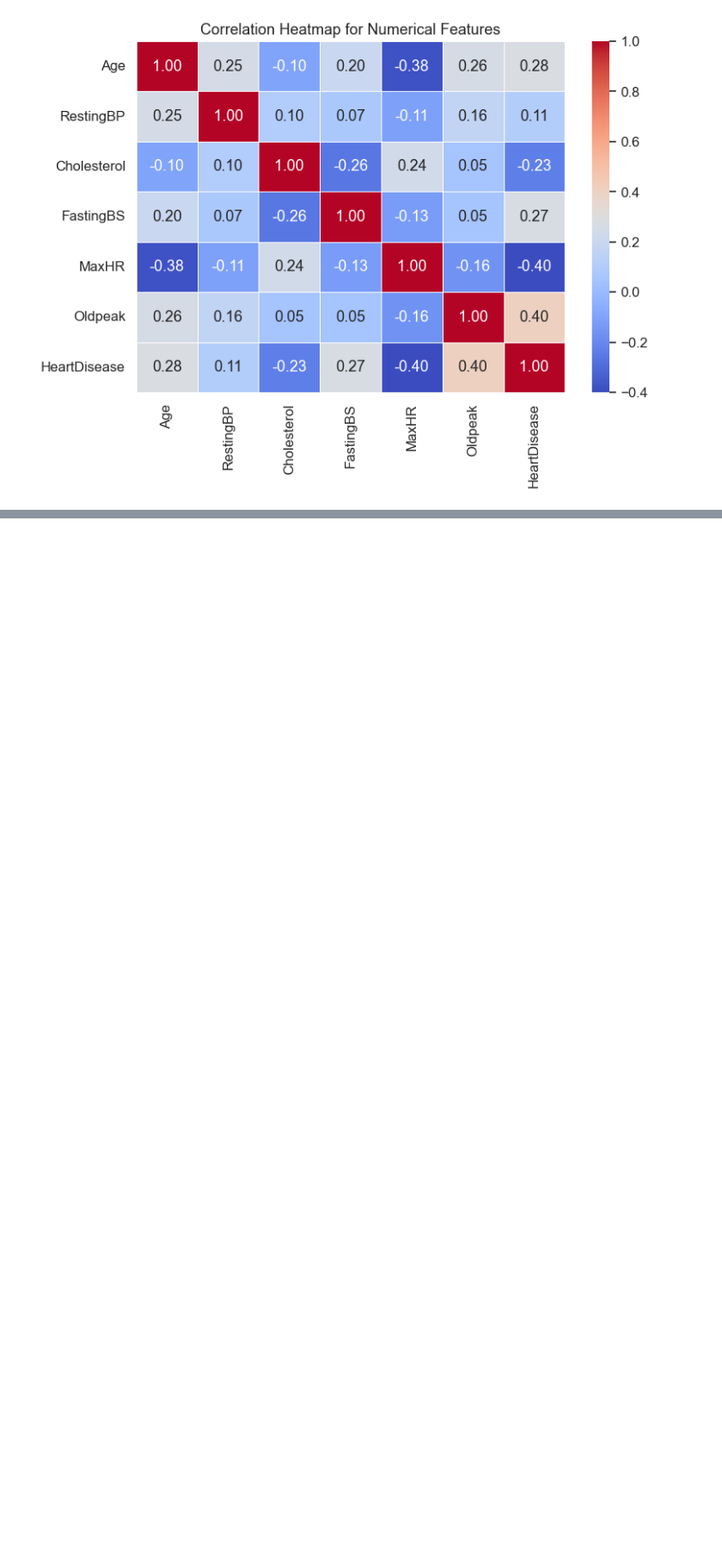
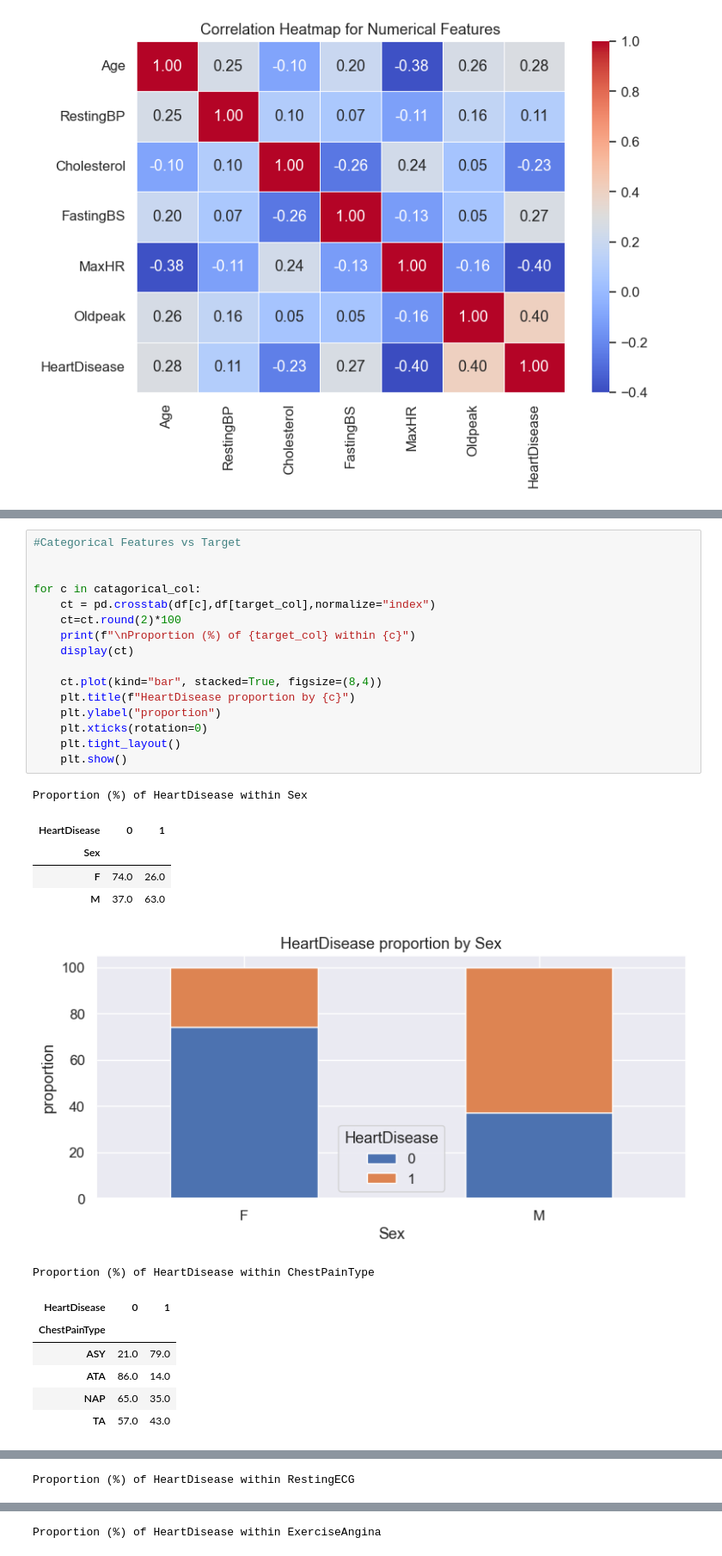
Before and after one commit to tanvershikder/practice_hart_disess_datasets, a Jupyter notebook: work_with_data_set.ipynb, the cells around one changed output, grey strips where cells are left out. Shown at 86% size. Cells and saved outputs as stored; diff of their text form; blank space fills up the shorter version.

Commit message:
after geting visual vew about Categorical Features vs Target

```diff
--- a/work_with_data_set.ipynb
+++ b/work_with_data_set.ipynb
@@ -205,0 +208,30 @@ plt.show()
+# %%
+#Categorical Features vs Target
+
+
+for c in catagorical_col:
+    ct = pd.crosstab(df[c],df[target_col],normalize="index")
+    ct=ct.round(2)*100
+    print(f"\nProportion (%) of {target_col} within {c}")
+    display(ct)
+
+    ct.plot(kind="bar", stacked=True, figsize=(8,4))
+    plt.title(f"HeartDisease proportion by {c}")
+    plt.ylabel("proportion")
+    plt.xticks(rotation=0)
+    plt.tight_layout()
+    plt.show()
+# %% [output]
+Proportion (%) of HeartDisease within Sex
+| HeartDisease | 0 | 1 |
+| Sex |  |  |
+| F | 74.0 | 26.0 |
+| M | 37.0 | 63.0 |
+[figure, added]
+Proportion (%) of HeartDisease within ChestPainType
+| HeartDisease | 0 | 1 |
+| ChestPainType |  |  |
+| ASY | 21.0 | 79.0 |
+| ATA | 86.0 | 14.0 |
+| NAP | 65.0 | 35.0 |
+| TA | 57.0 | 43.0 |
@@ -205,0 +239 @@ plt.show()
+Proportion (%) of HeartDisease within RestingECG
@@ -205,0 +246 @@ plt.show()
+Proportion (%) of HeartDisease within ExerciseAngina
```
Also changed, not shown: parts of 2 cells of this notebook.
